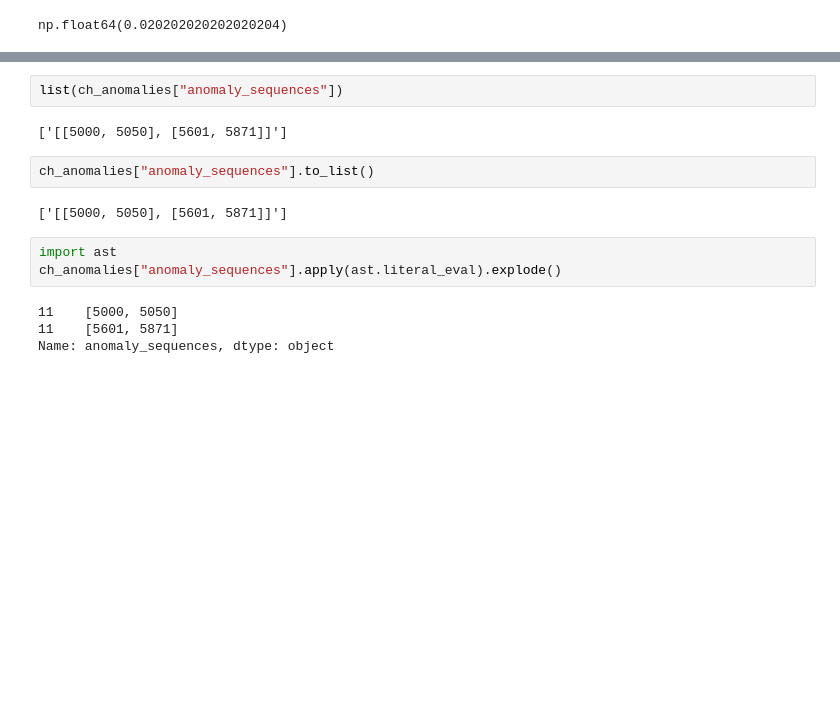
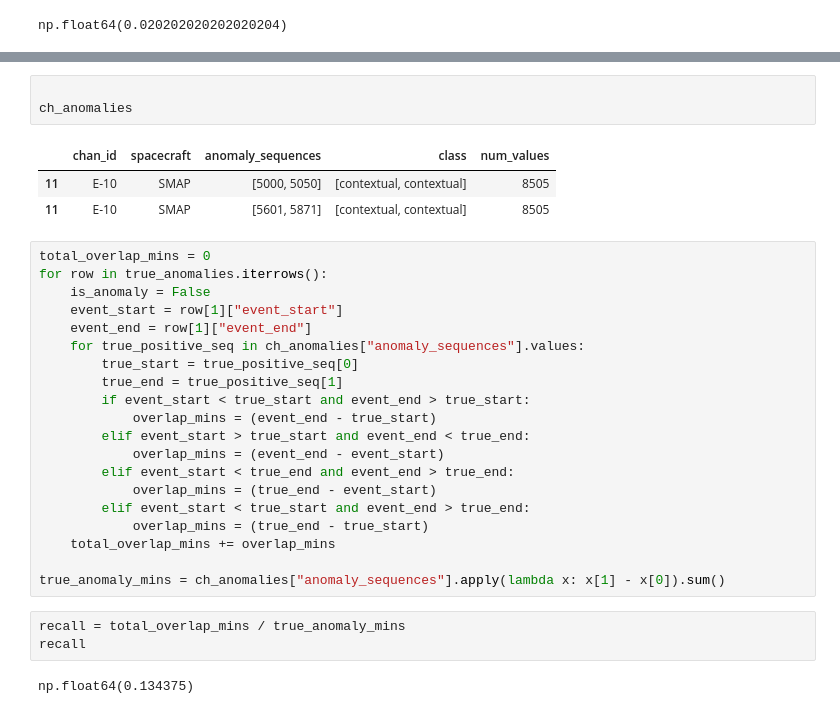
Before and after one commit to shelleygoel/THOC-Pytorch, a Jupyter notebook: khund_non_parametric.ipynb, the cells around one changed output, grey strips where cells are left out. Drawn from its saved outputs; the diff is of its cells as text; blank space fills up the shorter version.

Commit message:
calculate recall

```diff
--- a/khund_non_parametric.ipynb
+++ b/khund_non_parametric.ipynb
@@ -680,15 +625,32 @@ labeled_anomalies[labeled_anomalies["chan_id"] == "E-10"].infer_objects().explod
-# %%
-list(ch_anomalies["anomaly_sequences"])
-# %% [output]
-['[[5000, 5050], [5601, 5871]]']
-# %%
-ch_anomalies["anomaly_sequences"].to_list()
-# %% [output]
-['[[5000, 5050], [5601, 5871]]']
-# %%
-import ast
-ch_anomalies["anomaly_sequences"].apply(ast.literal_eval).explode()
-# %% [output]
-11    [5000, 5050]
-11    [5601, 5871]
-Name: anomaly_sequences, dtype: object
+# %%
+
+ch_anomalies
+# %% [output]
+|  | chan_id | spacecraft | anomaly_sequences | class | num_values |
+| 11 | E-10 | SMAP | [5000, 5050] | [contextual, contextual] | 8505 |
+| 11 | E-10 | SMAP | [5601, 5871] | [contextual, contextual] | 8505 |
+# %%
+total_overlap_mins = 0
+for row in true_anomalies.iterrows():
+    is_anomaly = False
+    event_start = row[1]["event_start"]
+    event_end = row[1]["event_end"]
+    for true_positive_seq in ch_anomalies["anomaly_sequences"].values:
+        true_start = true_positive_seq[0]
+        true_end = true_positive_seq[1]
+        if event_start < true_start and event_end > true_start:
+            overlap_mins = (event_end - true_start)
+        elif event_start > true_start and event_end < true_end:
+            overlap_mins = (event_end - event_start)
+        elif event_start < true_end and event_end > true_end:
+            overlap_mins = (true_end - event_start)
+        elif event_start < true_start and event_end > true_end:
+            overlap_mins = (true_end - true_start)
+    total_overlap_mins += overlap_mins
+
+true_anomaly_mins = ch_anomalies["anomaly_sequences"].apply(lambda x: x[1] - x[0]).sum()
+# %%
+recall = total_overlap_mins / true_anomaly_mins
+recall
+# %% [output]
+np.float64(0.134375)
```
Also changed, not shown: parts of 17 cells of this notebook.
